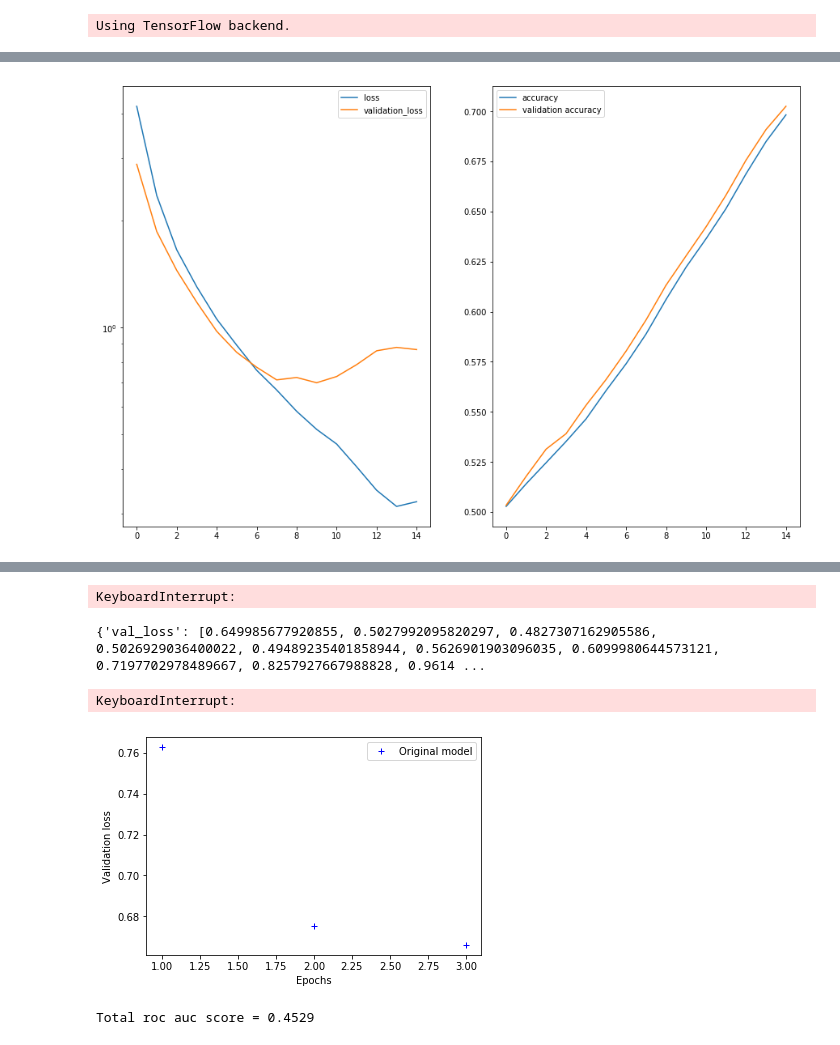
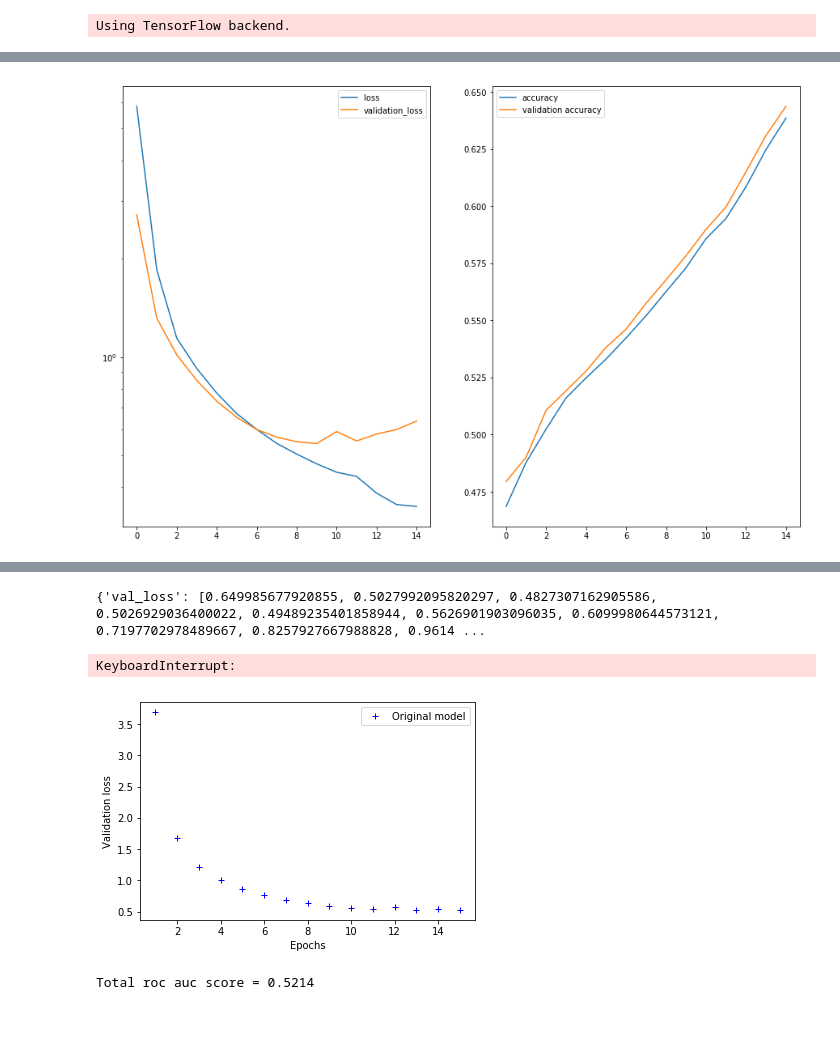
Before and after one commit to glebvk85/competitions, a Jupyter notebook: mlbootcamp/telecom_data_camp/train-combo.ipynb, the cells around one changed output, grey strips where cells are left out. Drawn from its saved outputs; the diff is of its cells as text; code cells hidden in the pictures.

```diff
--- a/mlbootcamp/telecom_data_camp/train-combo.ipynb
+++ b/mlbootcamp/telecom_data_camp/train-combo.ipynb
@@ -60,7 +60,7 @@ def send_notify(text):
     except:
         pass
 # %%
-TRAIN = True
+TRAIN = False
 # %%
 path = 'c:/data/mlbootcamp/dataset/'
 path_train = path + 'train/'
@@ -235,3 +233,6 @@ scalers = {}
+# %%
+if TRAIN:
+    scalers = {}
 # %%
 def get_extend_data(type_data, column_name, count, postfix):
     fname = pathfiles + path_features + '{}_{}.csv'.format(type_data, column_name)
@@ -240,7 +241,7 @@ def get_extend_data(type_data, column_name, count, postfix):
     result = result[get_columns(count, postfix)]
     result.fillna(np.nanmean(result), inplace=True)
     for i in result.values:
-        table.append(np.array(i).reshape((count, 1)))
+        table.append(np.array(i).reshape((1, count)))
     res_table = np.array(table)
 
     if TRAIN:
@@ -260,15 +261,15 @@ def get_extend_data(type_data, column_name, count, postfix):
 
 def get_all_data():
     result = None
-    count_days = 30
+    count_days = 45
     for columns in [columns_avg, columns_chhn]:
         for c in columns:
             for type_data in ['data', 'voice']:
                 if result is None:
-                    result = np.concatenate([get_extend_data(type_data, c, count_days, 'sum'), get_extend_data(type_data, c, count_days, 'count')], axis=2)
+                    result = np.concatenate([get_extend_data(type_data, c, count_days, 'sum'), get_extend_data(type_data, c, count_days, 'count')], axis=1)
                 for a in ['min', 'avg', 'max', 'mina', 'avga', 'maxa']:
                     t = get_extend_data(type_data, c, count_days, a)
-                    result = np.concatenate([result, t], axis=2)
+                    result = np.concatenate([result, t], axis=1)
     return result
 # %%
 data2 = get_all_data()
@@ -363,9 +367,10 @@ def create_model(dim_input=1024, dnn_size_dropout=0.5, count_layers=5, conv_inpu
     model.compile(loss='binary_crossentropy', metrics=[auc], optimizer='adam')
     return model
 # %%
-count_epochs = 300
-model = create_model(dim_input=256, dnn_size_dropout=0.5, count_layers=3, conv_input=128, conv_dense_input=128)
+count_epochs = 15
+class_weights = compute_class_weight('balanced', np.unique(y), y)
+model = create_model(dim_input=512, dnn_size_dropout=0.5, count_layers=3, conv_input=96, conv_dense_input=64)
 early_stopping_monitor = EarlyStopping(patience=10)
-history = model.fit([np.array(X_train_2), np.array(X_train_1)], np.array(y_train), batch_size = 128, epochs = count_epochs, verbose=1, validation_split=0.2, class_weight=class_weights, callbacks=[plot,early_stopping_monitor])
+history = model.fit([np.array(X2), np.array(X1)], np.array(y), batch_size = 128, epochs = count_epochs, verbose=1, validation_split=0.2, class_weight=class_weights, callbacks=[plot,early_stopping_monitor])
 # %% [output]
-[figure, old version]
+[figure, new version]
@@ -374,4 +378,3 @@ Epoch 16/300
-KeyboardInterrupt:
 # %%
 histories = []
 list_batch_size = [16, 32, 96, 128, 256]
@@ -414,13 +417,13 @@ plt.legend()
 
 plt.show()
 # %% [output]
-[figure, old version]
+[figure, new version]
 # %%
 predict = model.predict([np.array(X_test_2), np.array(X_test_1)])
 score = roc_auc_score(y_test, predict)
 print("Total roc auc score = {0:0.4f}".format(score))
 # %% [output]
-Total roc auc score = 0.4529
+Total roc auc score = 0.5214
 # %%
 model_json = model.to_json()
 # Записываем модель в файл
```
Also changed, not shown: parts of 17 cells of this notebook, 1 other file.
